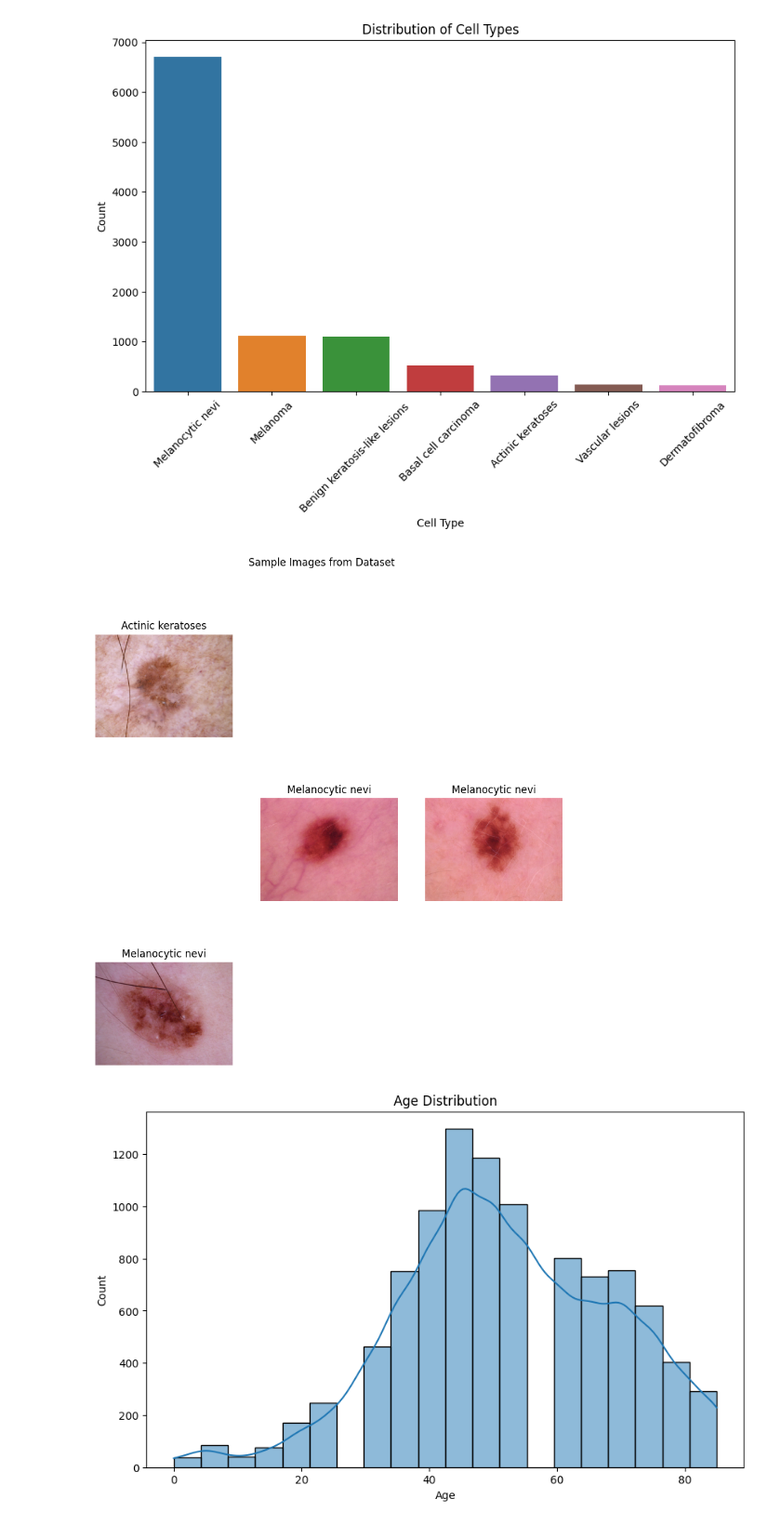
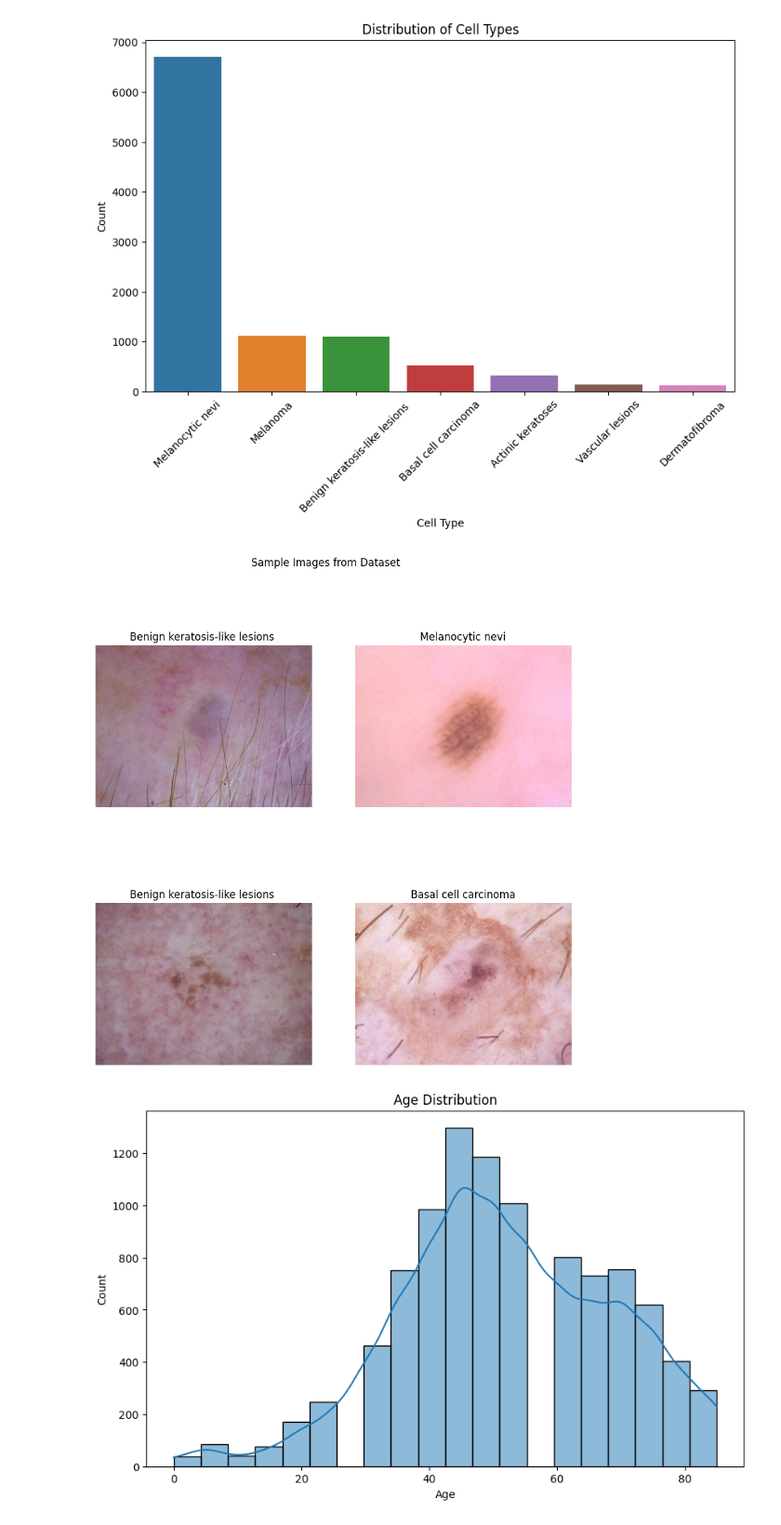
Before and after one commit to baixabhi/Skin-Cancer-Classification, a Jupyter notebook: ensamble_new.ipynb, the cells around one changed output. Shown at 93% size. Cells and saved outputs as stored; diff of their text form; code cells hidden in the pictures.

```diff
--- a/ensamble_new.ipynb
+++ b/ensamble_new.ipynb
@@ -124,17 +124,17 @@ plt.show()
 # %%
 sample_images = skin_df.sample(9)
 plt.figure(figsize=(10, 10))
 for index, row in sample_images.iterrows():
     img = cv2.imread(row['path'])
     img = cv2.cvtColor(img, cv2.COLOR_BGR2RGB)
-    plt.subplot(3, 3, index % 9 + 1)
+    plt.subplot(2, 2, index % 4 + 1)
     plt.imshow(img)
     plt.title(row['cell_type'])
     plt.axis('off')
 plt.suptitle('Sample Images from Dataset')
 plt.show()
 # %% [output]
-[figure, old version]
+[figure, new version]
 # %%
 plt.figure(figsize=(10, 6))
 sns.histplot(df2['age'], bins=20, kde=True)
```
